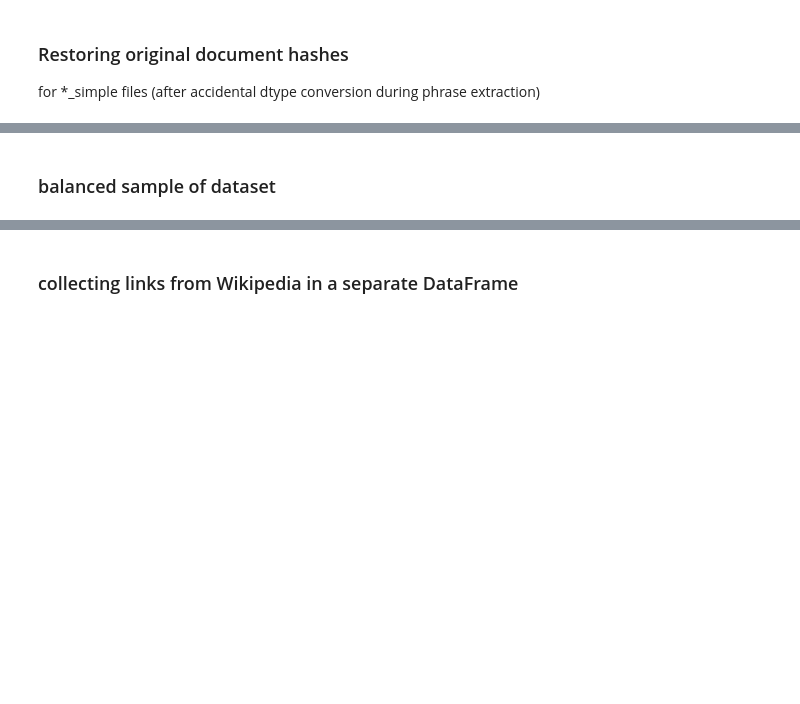
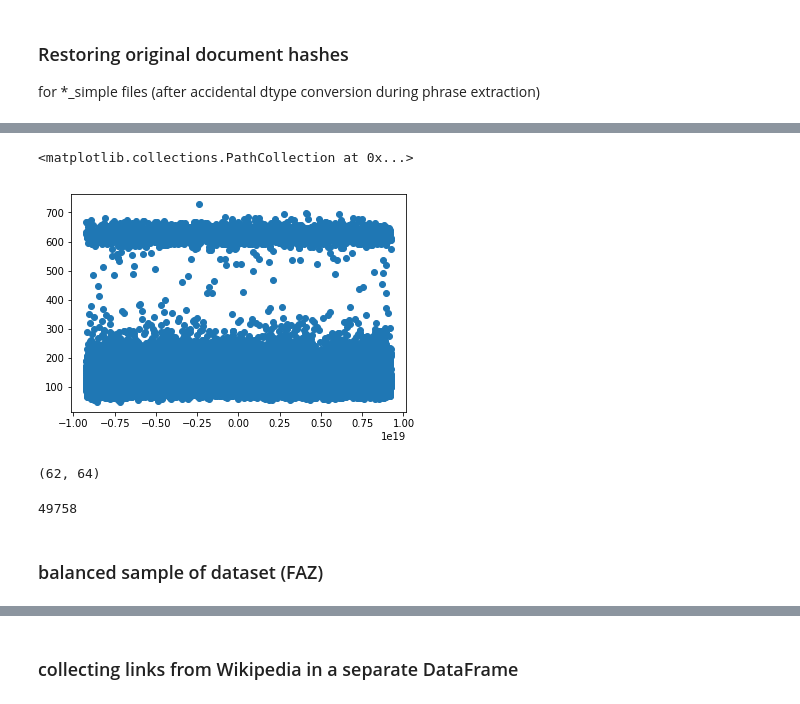
Before and after one commit to andifunke/topic-labeling, a Jupyter notebook: Snippets.ipynb, the cells around one changed output, grey strips where cells are left out. Drawn from its saved outputs; the diff is of its cells as text; code cells hidden in the pictures; blank space fills up the shorter version.

```diff
--- a/Snippets.ipynb
+++ b/Snippets.ipynb
@@ -147,0 +157,5 @@ dfx[dfx.POS == 'NPHRASE']
+# %%
+# inspect the first entries to create a training set
+df['str_len'] = df[TEXT].str.len()
+half = df.apply(lambda x: x[TEXT][x['str_len']//2:], axis=1)
+half.head(30)
@@ -147,0 +180,33 @@ dfx[dfx.POS == 'NPHRASE']
+# %%
+# the first 25 articles are ok
+trainset = df.iloc[:25][TEXT].tolist()
+char_freq_train = defaultdict(int)
+train_len = 0
+FACTOR = 0.001
+for string in trainset:
+    train_len += len(string)
+    for char in string.lower():
+        char_freq_train[char] += 1
+for k in char_freq_train.keys():
+    char_freq_train[k] //= (train_len * FACTOR)
+print(char_freq_train)
+
+def encryption_score(string):
+    distance = 0
+    doc_freq = defaultdict(int)
+    doc_len = len(string)//2
+    if doc_len == 0:
+        return 1000
+    string = string[doc_len:]
+    for char in string.lower():
+        doc_freq[char] += 1
+    for k in doc_freq.keys():
+        doc_freq[k] //= (doc_len * FACTOR)
+        distance += abs(doc_freq[k] - char_freq_train.get(k, 0))
+    return int(distance)
+
+# compare scores for non-encrypted and encrypted articles
+good = df.iloc[-20:][TEXT].tolist()
+print([encryption_score(string) for string in good])
+bad = df.loc[5598736571409986456, TEXT]
+print(encryption_score(bad))
@@ -147,0 +217,4 @@ dfx[dfx.POS == 'NPHRASE']
+# %%
+# apply metric on corpus
+df['enc_score'] = df[TEXT].apply(encryption_score)
+df[[TEXT, 'enc_score']]
@@ -147,0 +241,18 @@ dfx[dfx.POS == 'NPHRASE']
+# %%
+# evaluate results
+plt.scatter(df.index, df.enc_score)
+# %% [output]
+<matplotlib.collections.PathCollection at 0x...>
+[figure, added]
+# %%
+# 300 seems to be a valid limit. We don't loose too many good articles here
+outlier1 = df.loc[df.enc_score.between(300, 350), TEXT].tolist()
+outlier2 = df.loc[df.enc_score.between(350, 550), TEXT].tolist()
+len(outlier1), len(outlier2)
+# %% [output]
+(62, 64)
+# %%
+df = df[df.enc_score <= 300]
+len(df)
+# %% [output]
+49758
@@ -148,2 +263,2 @@ dfx[dfx.POS == 'NPHRASE']
 # %% [markdown]
-### balanced sample of dataset
+### balanced sample of dataset (FAZ)
```
Also changed, not shown: parts of 48 cells of this notebook, 1 other file.
